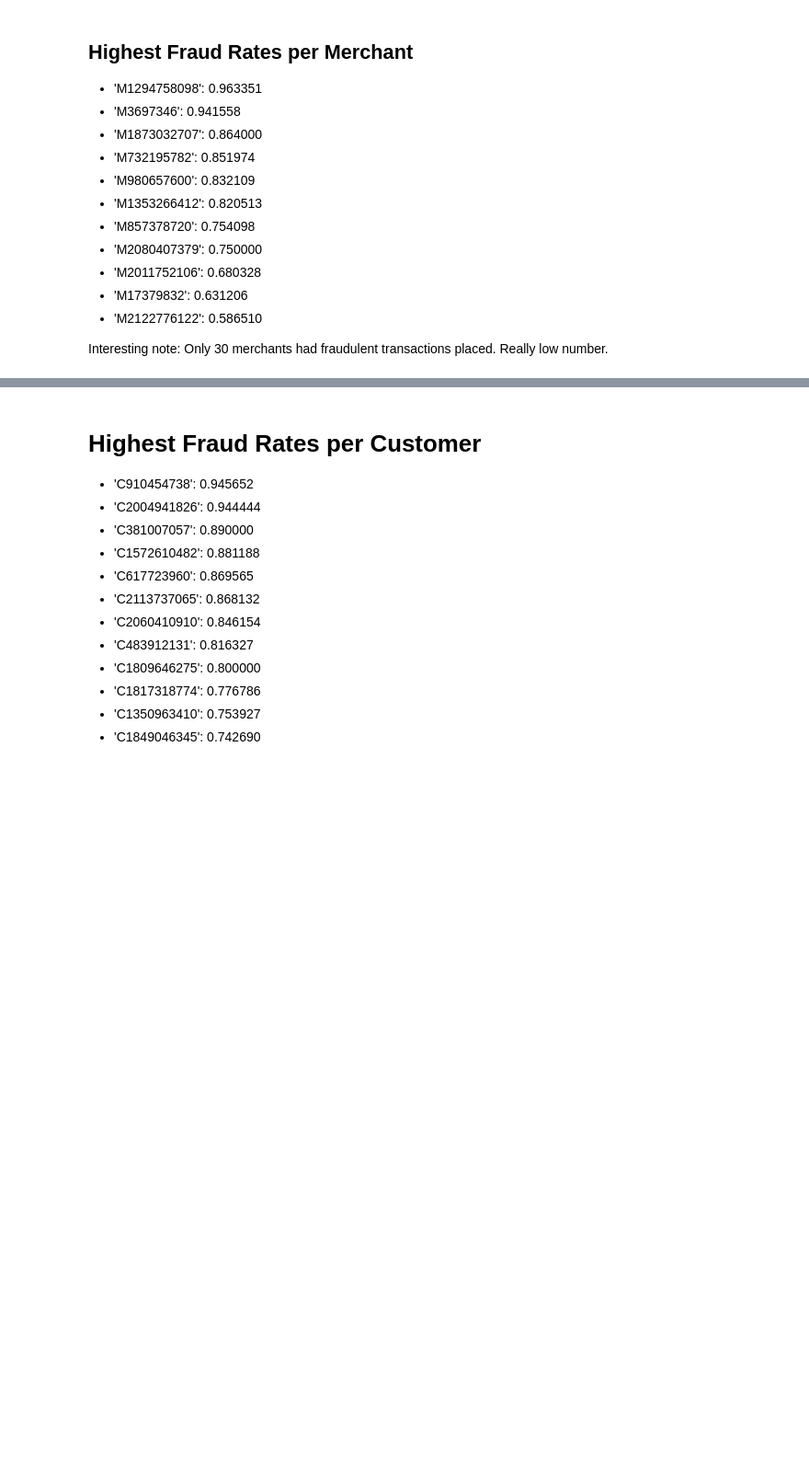
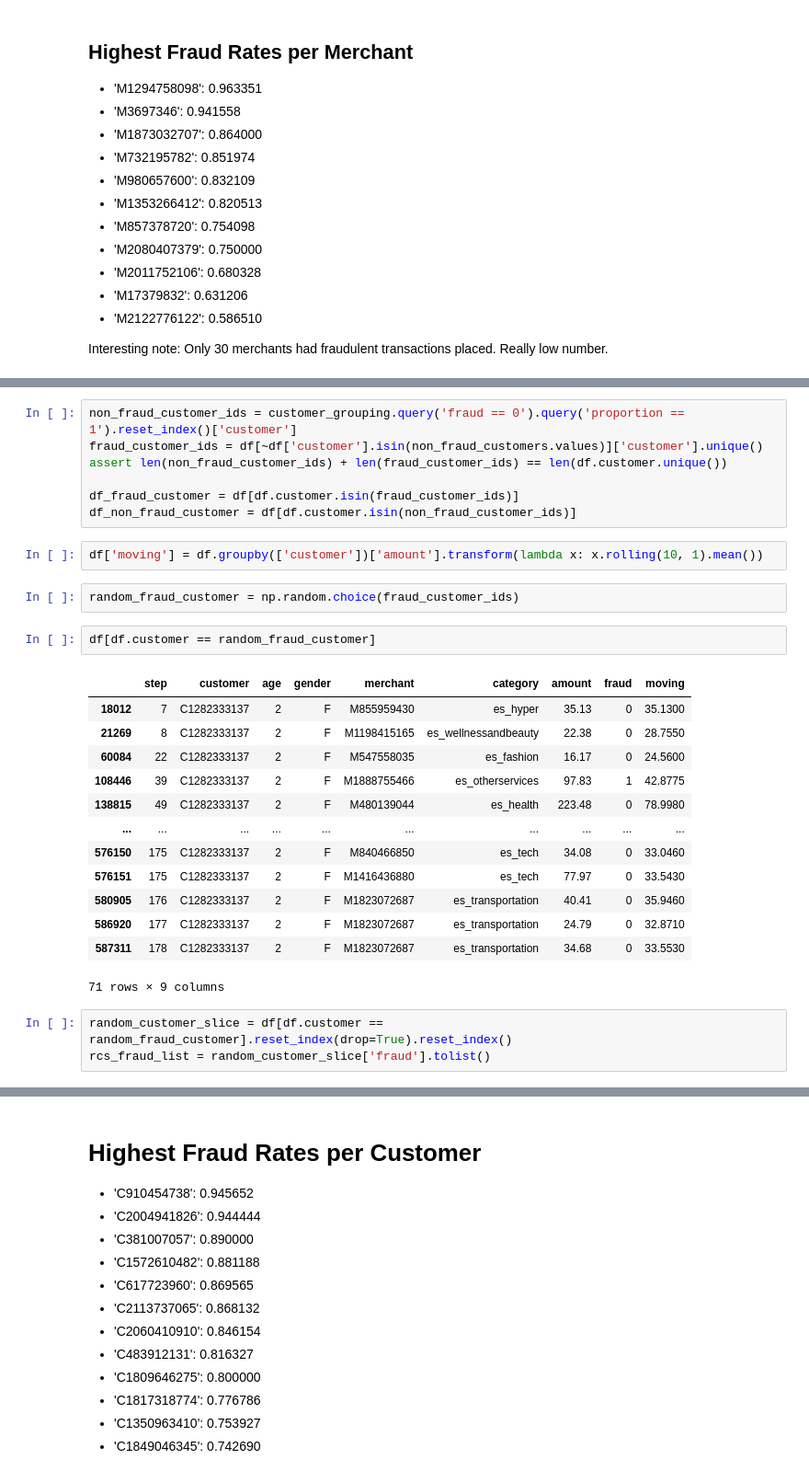
Before and after one commit to two-inc/zenml-competition, a Jupyter notebook: src/data_exploration.ipynb, the cells around one changed output, grey strips where cells are left out. Shown at 92% size. Drawn from its saved outputs; the diff is of its cells as text; blank space fills up the shorter version.

```diff
--- a/src/data_exploration.ipynb
+++ b/src/data_exploration.ipynb
@@ -141,0 +176,30 @@ customer_grouping[customer_grouping['fraud'] == 1].sort_values('proportion',asce
+# %%
+non_fraud_customer_ids = customer_grouping.query('fraud == 0').query('proportion == 1').reset_index()['customer']
+fraud_customer_ids = df[~df['customer'].isin(non_fraud_customers.values)]['customer'].unique()
+assert len(non_fraud_customer_ids) + len(fraud_customer_ids) == len(df.customer.unique())
+
+df_fraud_customer = df[df.customer.isin(fraud_customer_ids)]
+df_non_fraud_customer = df[df.customer.isin(non_fraud_customer_ids)]
+# %%
+df['moving'] = df.groupby(['customer'])['amount'].transform(lambda x: x.rolling(10, 1).mean())
+# %%
+random_fraud_customer = np.random.choice(fraud_customer_ids)
+# %%
+df[df.customer == random_fraud_customer]
+# %% [output]
+|  | step | customer | age | gender | merchant | category | amount | fraud | moving |
+| 18012 | 7 | C1282333137 | 2 | F | M855959430 | es_hyper | 35.13 | 0 | 35.1300 |
+| 21269 | 8 | C1282333137 | 2 | F | M1198415165 | es_wellnessandbeauty | 22.38 | 0 | 28.7550 |
+| 60084 | 22 | C1282333137 | 2 | F | M547558035 | es_fashion | 16.17 | 0 | 24.5600 |
+| 108446 | 39 | C1282333137 | 2 | F | M1888755466 | es_otherservices | 97.83 | 1 | 42.8775 |
+| 138815 | 49 | C1282333137 | 2 | F | M480139044 | es_health | 223.48 | 0 | 78.9980 |
+| ... | ... | ... | ... | ... | ... | ... | ... | ... | ... |
+| 576150 | 175 | C1282333137 | 2 | F | M840466850 | es_tech | 34.08 | 0 | 33.0460 |
+| 576151 | 175 | C1282333137 | 2 | F | M1416436880 | es_tech | 77.97 | 0 | 33.5430 |
+| 580905 | 176 | C1282333137 | 2 | F | M1823072687 | es_transportation | 40.41 | 0 | 35.9460 |
+| 586920 | 177 | C1282333137 | 2 | F | M1823072687 | es_transportation | 24.79 | 0 | 32.8710 |
+| 587311 | 178 | C1282333137 | 2 | F | M1823072687 | es_transportation | 34.68 | 0 | 33.5530 |
+71 rows × 9 columns
+# %%
+random_customer_slice = df[df.customer == random_fraud_customer].reset_index(drop=True).reset_index()
+rcs_fraud_list = random_customer_slice['fraud'].tolist()
```
Also changed, not shown: parts of 18 cells of this notebook, 4 other files.
